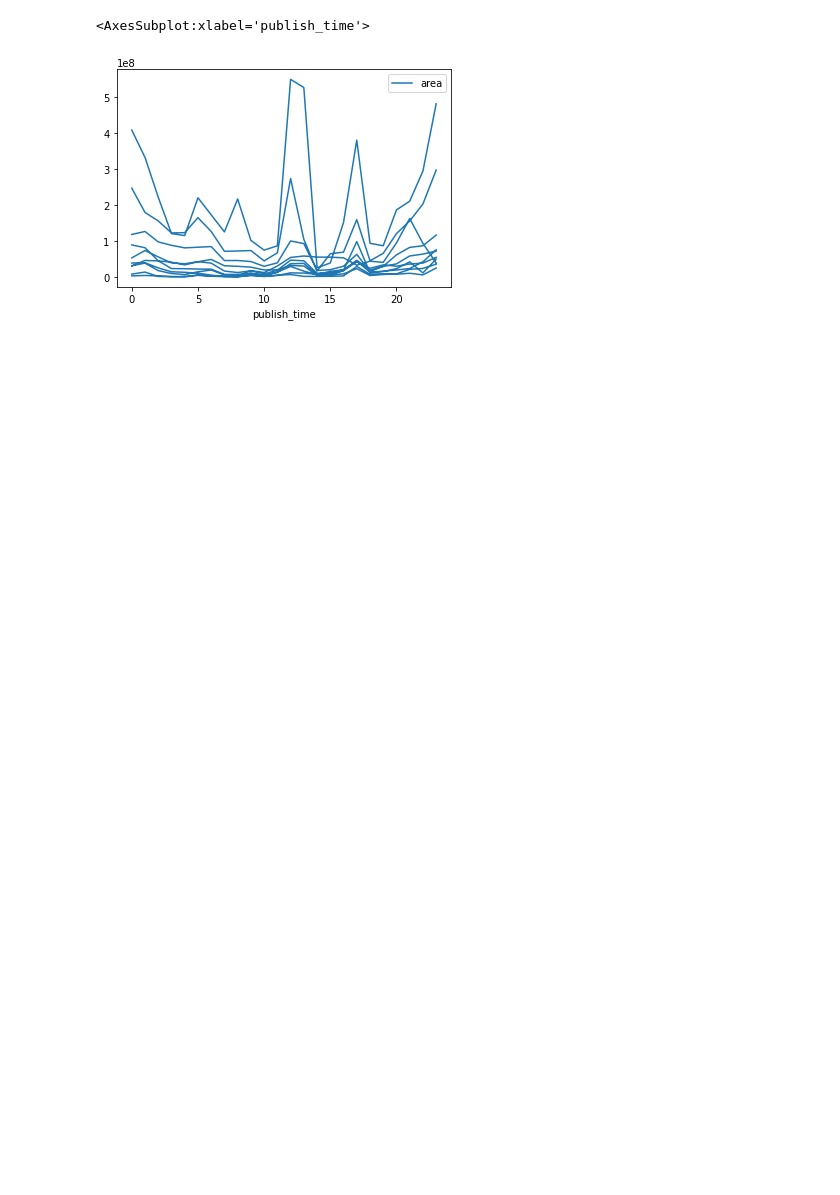
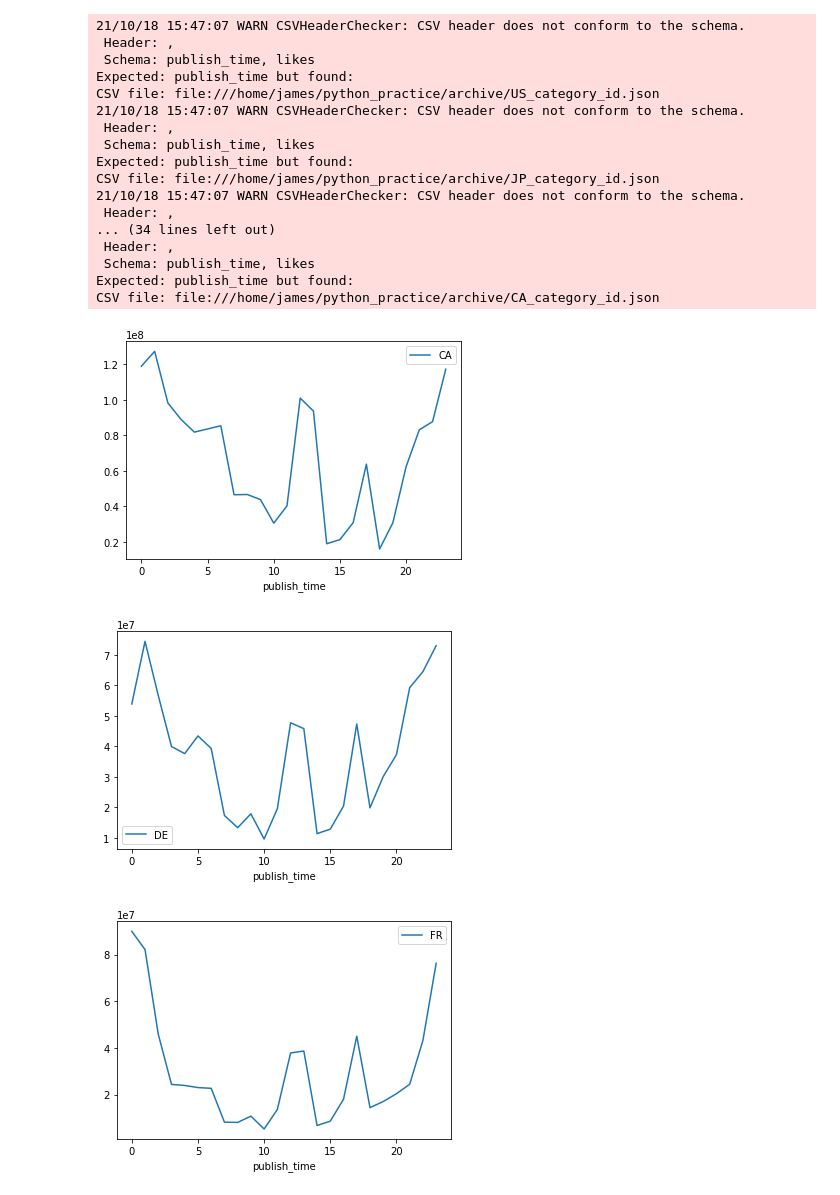
Before and after one commit to j551234/python_spark_pandas_training, a Jupyter notebook: py_spark/py_spark_relation.ipynb, the cells around one changed output. Cells and saved outputs as stored; diff of their text form; code cells hidden in the pictures; blank space fills up the shorter version.

```diff
--- a/py_spark/py_spark_relation.ipynb
+++ b/py_spark/py_spark_relation.ipynb
@@ -57,7 +58,30 @@ CSV file: file:///home/james/python_practice/archive/CA_category_id.json
 only showing top 40 rows
 # %%
 pd_df=data_df.toPandas()
-pd_df.plot(x='publish_time', y ='sum(likes)',label ='area')
+
+area_array =pd_df['area'].unique()
+for i in area_array :
+    pd_each = pd_df[pd_df['area'] ==i]
+    area = i
+    pd_each.plot(x='publish_time', y ='sum(likes)',label =area)
 # %% [output]
-<AxesSubplot:xlabel='publish_time'>
+21/10/18 15:47:07 WARN CSVHeaderChecker: CSV header does not conform to the schema.
+ Header: ,
+ Schema: publish_time, likes
+Expected: publish_time but found:
+CSV file: file:///home/james/python_practice/archive/US_category_id.json
+21/10/18 15:47:07 WARN CSVHeaderChecker: CSV header does not conform to the schema.
+ Header: ,
+ Schema: publish_time, likes
+Expected: publish_time but found:
+CSV file: file:///home/james/python_practice/archive/JP_category_id.json
+21/10/18 15:47:07 WARN CSVHeaderChecker: CSV header does not conform to the schema.
+ Header: ,
+... (34 lines left out)
+ Header: ,
+ Schema: publish_time, likes
+Expected: publish_time but found:
+CSV file: file:///home/james/python_practice/archive/CA_category_id.json
-[figure, old version]
+[figure, new version]
+[figure, added]
+[figure, added]
```
Also changed, not shown: parts of 2 cells of this notebook, 6 other files.
